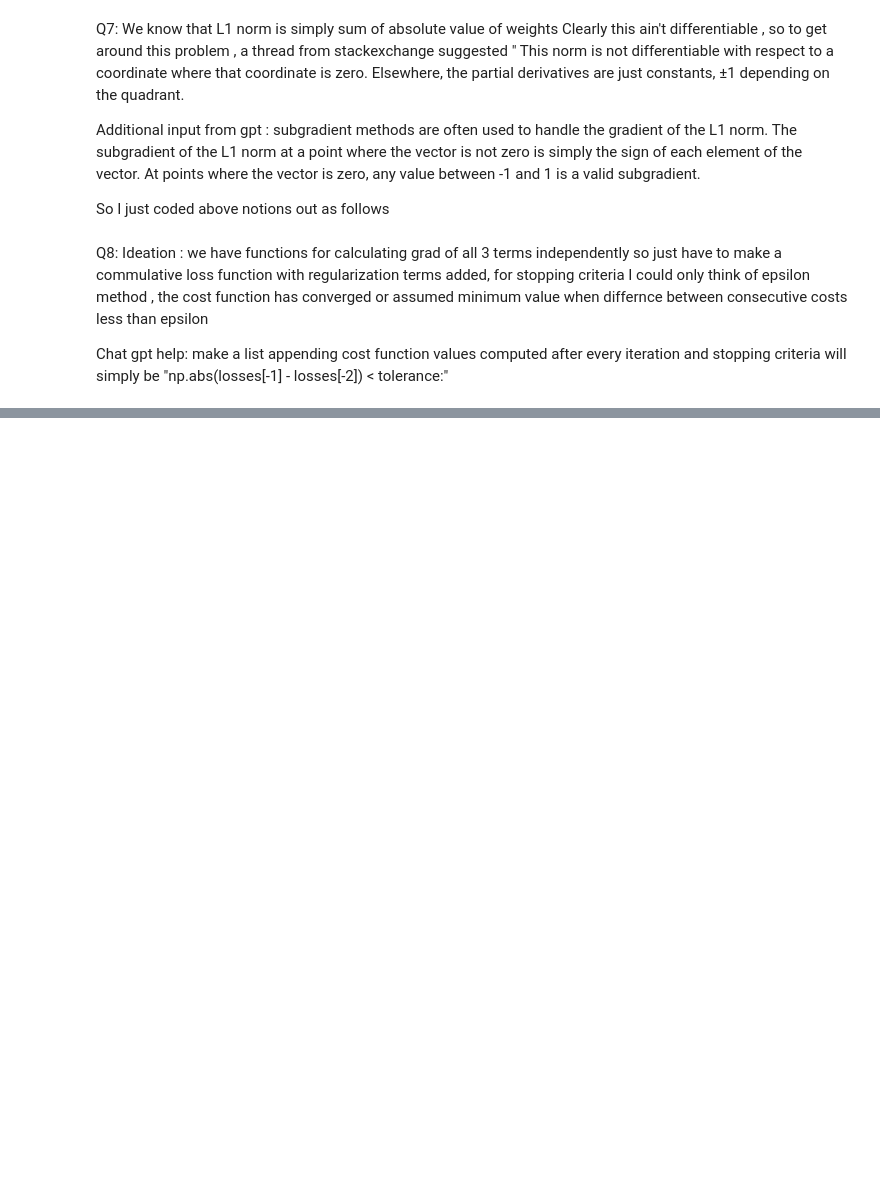
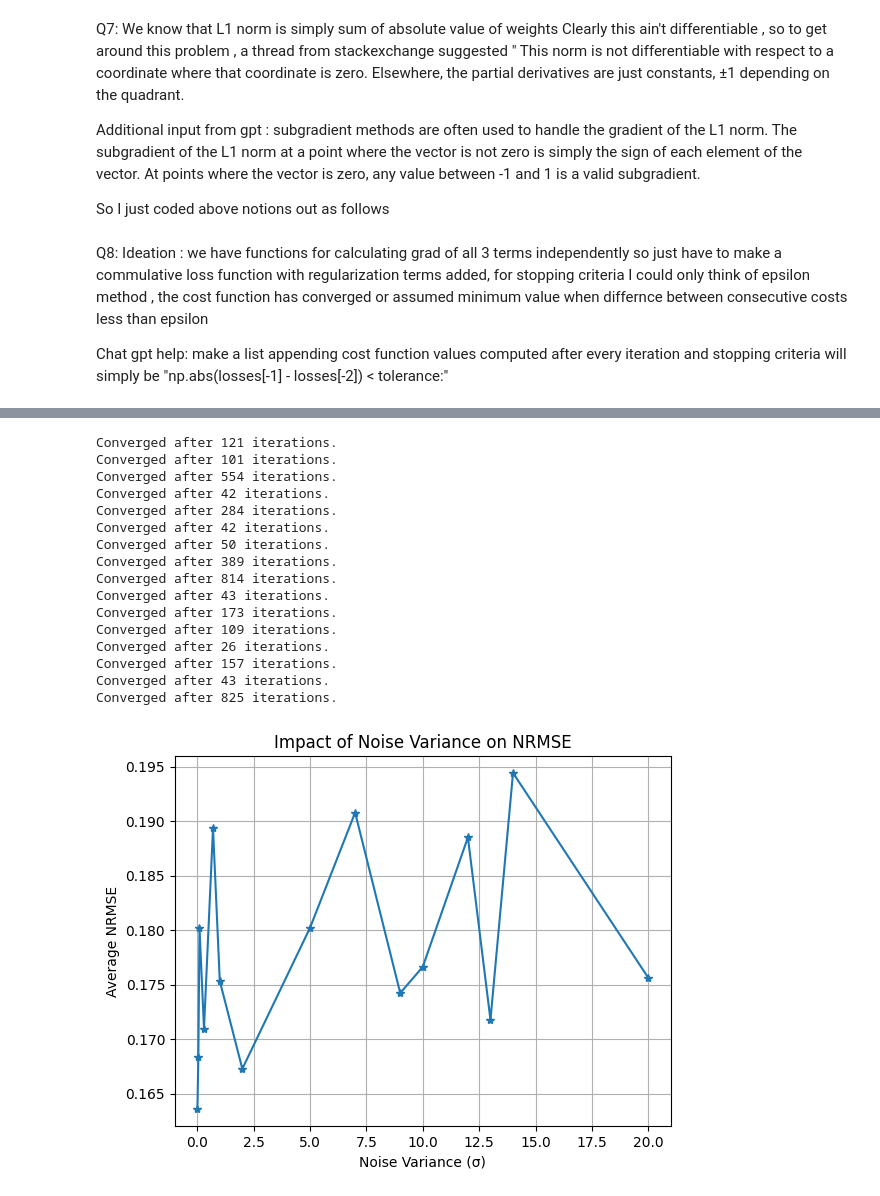
Before and after one commit to prachitgupta/ML_Algorithms, a Jupyter notebook: assignment/assignment1.ipynb, the cells around one changed output, grey strips where cells are left out. Saved outputs shown, nothing was run; the diff lists cells and outputs as text; code cells hidden in the pictures; blank space fills up the shorter version.

```diff
--- a/assignment/assignment1.ipynb
+++ b/assignment/assignment1.ipynb
@@ -132,7 +130,9 @@ Q4  rmse is root of mean of  square of deviation of predicted and target values
 To normalise rmse we divide it by the range of target values so that it gets confined in range 0 to 1
 source of normalisation echnique = chat gpt
 # %%
-def nrmse(target,prediction):
+def nrmse(input, weights,target):
+    ##prediction
+    prediction = np.dot(input,weights)
     ##calculate rmse
     rmse = np.sqrt(np.mean((target-prediction)**2))
     ##calculate range(
@@ -178,7 +178,7 @@ def grad_L1(weights):
     ##grad is simply signum of ith element
     grad = np.sign(weights)
     ##assign random value where weights is 0
-    grad[w == 0] = np.random.uniform(-1, 1, np.sum(w == 0)) ##taken directly from chat gpt
+    grad[weights == 0] = np.random.uniform(-1, 1, np.sum(weights == 0)) ##taken directly from chat gpt
     ##breakdown of directly copied line
     #grad[w == 0] selects all elements in grad array where w == 0
     # np.sum(w==0) total elements having value 0
@@ -199,13 +199,13 @@ def Grad_Reg(input, weights, target, alpha1, alpha2, iterations, learningRate):
     for i in range(iterations):  ## try to keep iteratations large so that converge well before
         pred = np.dot(input,weights)   ##assuming input is N X D and weigts D X 1
         ## MSE
-        MSE = np.mean(np.square(target - pred))
+        MSE = np.mean((target - pred)**2)
         ##L1 regularization
-        lamda1 = alpha1
-        L1 = lamba1 * np.sum(np.abs(weights)) ## simply coded defination
+        lambda1 = alpha1
+        L1 = lambda1 * np.sum(np.abs(weights)) ## simply coded defination
         ###L2 regularization
-        lamda2= alpha2
-        L2 = lamba2 * np.sum(np.square(weights))
+        lambda2= alpha2
+        L2 = lambda2 * np.sum(np.square(weights))
         ##NET COST
         cost = MSE + L1 + L2
         #3store cost
@@ -217,8 +217,8 @@ def Grad_Reg(input, weights, target, alpha1, alpha2, iterations, learningRate):
         weights = weights - r * gradient
 
         ##stopping criteria  credits gpt
-        epsilon = 0.01  #3 to be tuned
-        if i > 0 and np.abs(cost[-1] - cost[-2]) < epsilon:
+        epsilon = 0.000001  #3 to be tuned
+        if i > 0 and np.abs(costValues[-1] - costValues[-2]) < epsilon:
             print(f"Converged after {i} iterations.")
             break
     return weights
@@ -228,0 +284,42 @@ Q9:
+# %%
+##  Q9 analysis
+##sent sigma values
+sigmaValues = [0.01,0.05,0.1,0.3 ,0.7, 1.0, 2.0, 5.0, 7, 9 ,10,12,13,14,20]  # Noise variance
+##sample size
+N = 1000
+D = 2  ## no of features
+## learning rate  (asked chat gpt what should it be can always improvise)
+learning_rate = 0.01
+## no of iterations
+Iterations = 1000
+##Lamdas for regularization
+lambda1 = 0.1 ##asked gpt for initial values
+lambda2 = 0.01
+# perform analysis
+avgValues = analysis(sigmaValues, N,lambda1,lambda2, Iterations, learning_rate, D)
+
+# Plot average NRMSE versus sigma
+plt.plot(sigmaValues, avgValues, marker='*')
+plt.xlabel('Noise Variance (σ)')
+plt.ylabel('Average NRMSE')
+plt.title('Impact of Noise Variance on NRMSE')
+plt.grid(True)
+plt.show()
+# %% [output]
+Converged after 121 iterations.
+Converged after 101 iterations.
+Converged after 554 iterations.
+Converged after 42 iterations.
+Converged after 284 iterations.
+Converged after 42 iterations.
+Converged after 50 iterations.
+Converged after 389 iterations.
+Converged after 814 iterations.
+Converged after 43 iterations.
+Converged after 173 iterations.
+Converged after 109 iterations.
+Converged after 26 iterations.
+Converged after 157 iterations.
+Converged after 43 iterations.
+Converged after 825 iterations.
+[figure, added]
```
Also changed, not shown: parts of 14 cells of this notebook.
